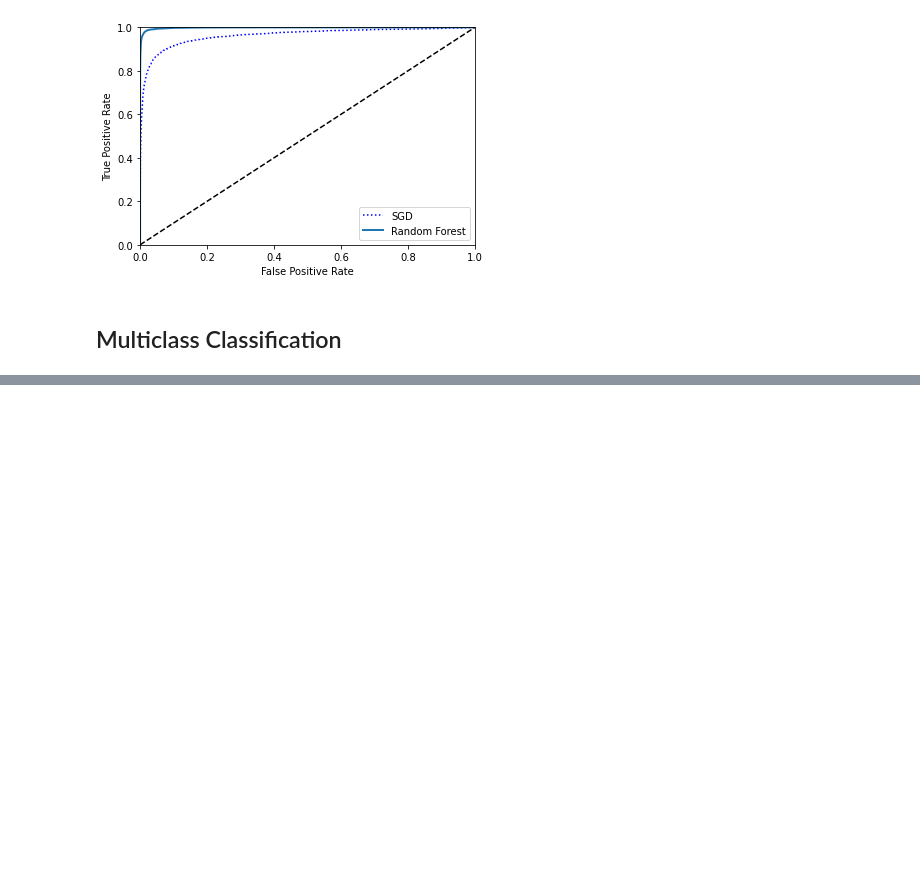
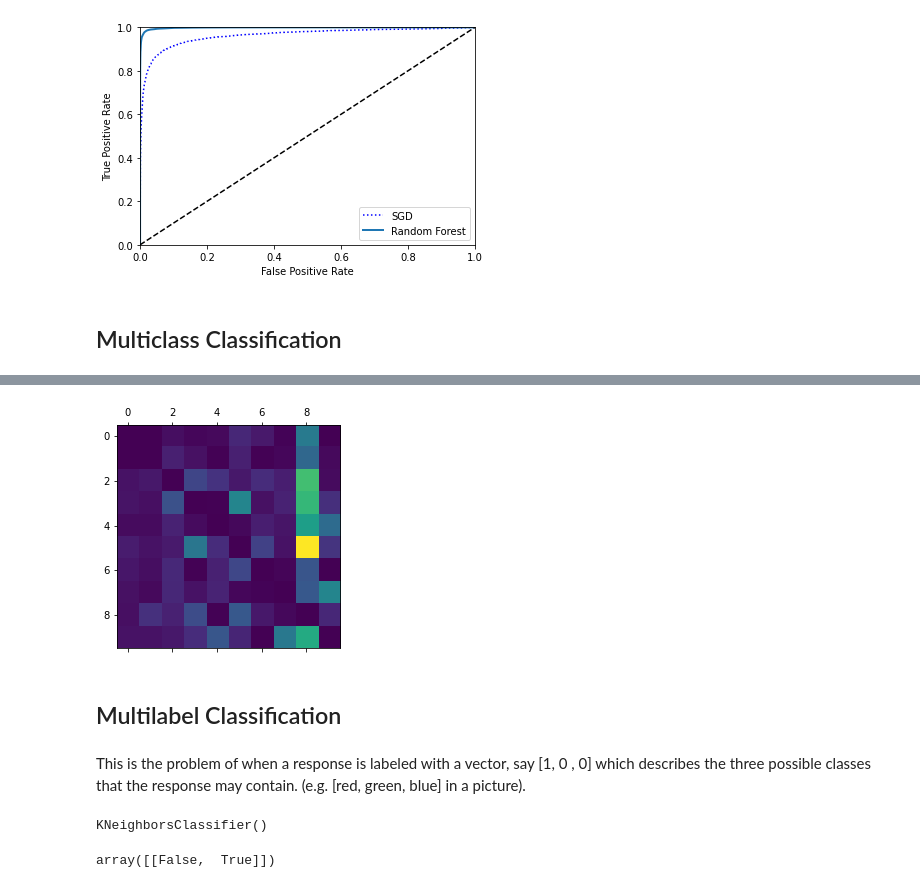
Before and after one commit to dravesb/DravesDocs, a Jupyter notebook: Book-Notes/HOML/Chp3_HOML.ipynb, the cells around one changed output, grey strips where cells are left out. Cells and saved outputs as stored; diff of their text form; code cells hidden in the pictures; blank space fills up the shorter version.

```diff
--- a/Book-Notes/HOML/Chp3_HOML.ipynb
+++ b/Book-Notes/HOML/Chp3_HOML.ipynb
@@ -234,0 +313,13 @@ plt.show()
+# %%
+#normalize entries by the number of each entry
+row_sums = conf_mx.sum(axis = 1, keepdims = True)
+norm_conf_mx = conf_mx / row_sums
+np.fill_diagonal(norm_conf_mx, 0) # mask correctly estimated classes
+plt.matshow(norm_conf_mx)
+plt.show()
+# %% [output]
+[figure, added]
+# %% [markdown]
+## Multilabel Classification
+# %% [markdown]
+This is the problem of when a response is labeled with a vector, say [1, 0 , 0] which describes the three possible classes that the response may contain. (e.g. [red, green, blue] in a picture).
@@ -234,0 +333,11 @@ plt.show()
+# %%
+#fit model
+knn_clf = KNeighborsClassifier()
+knn_clf.fit(X_train, y_multilabel)
+# %% [output]
+KNeighborsClassifier()
+# %%
+#predict first digit
+knn_clf.predict([first_digit])
+# %% [output]
+array([[False,  True]])
```
Also changed, not shown: parts of 16 cells of this notebook.
